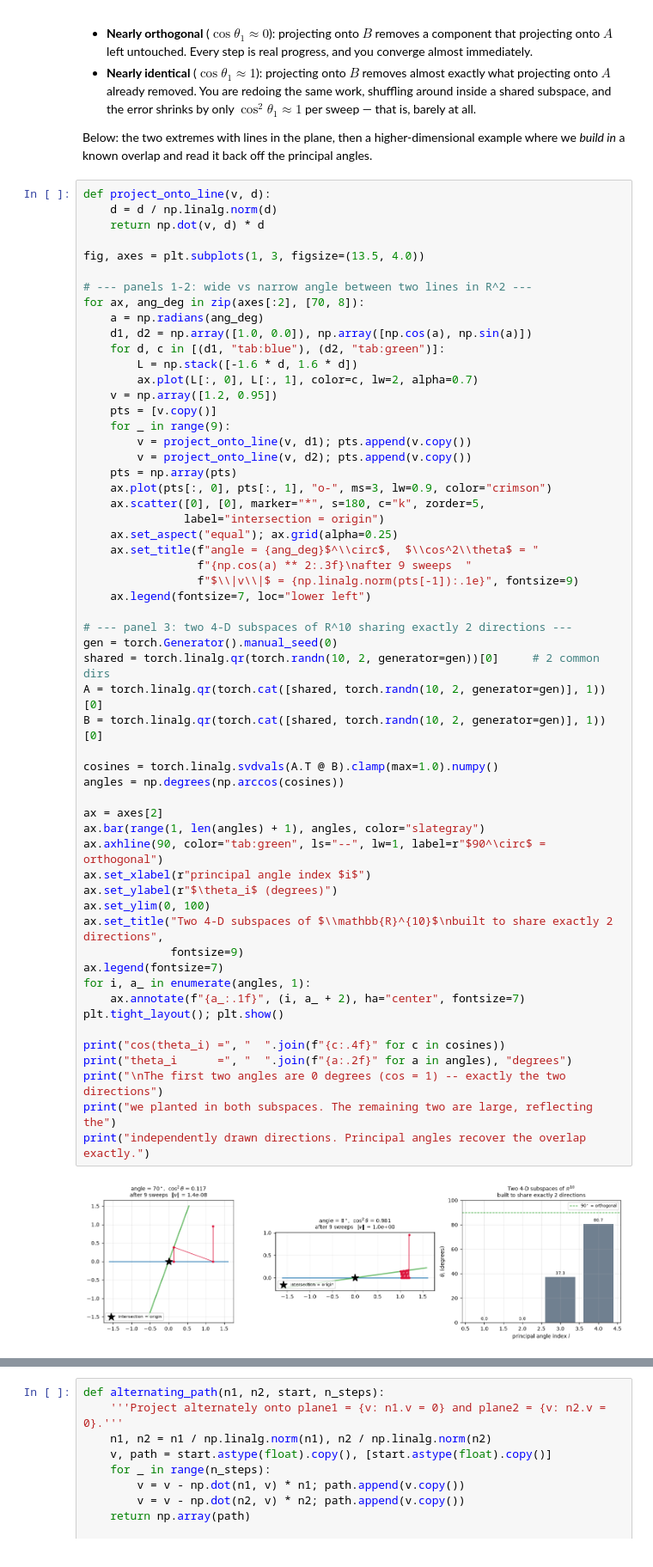
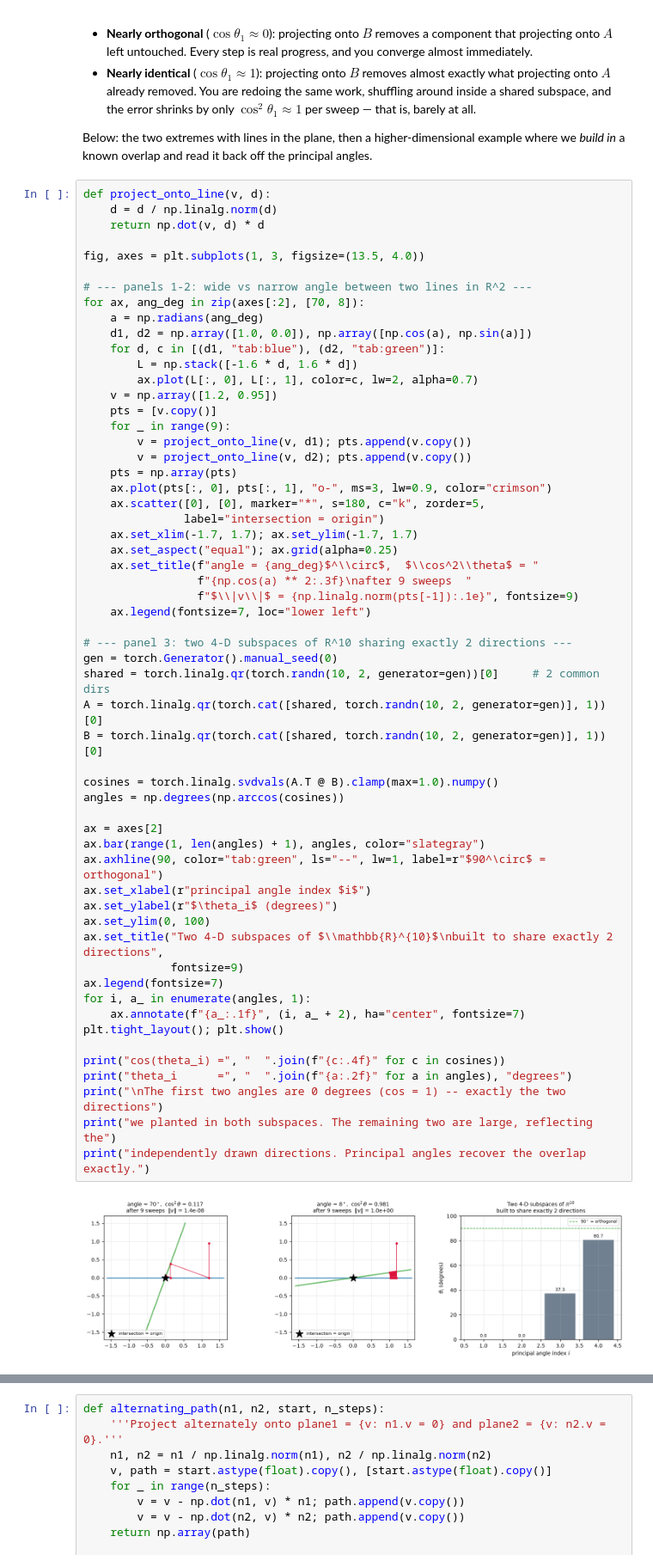
Before and after one commit to osquera/LLM_fully_correlated_posteriors, a Jupyter notebook: notebooks/walkthrough.ipynb, the cells around one changed output, grey strips where cells are left out. Shown at 86% size. Cells and saved outputs as stored; diff of their text form.

Commit message:
added descriptions to the walkthrough and more plots

```diff
--- a/notebooks/walkthrough.ipynb
+++ b/notebooks/walkthrough.ipynb
@@ -469,6 +699,7 @@ for ax, ang_deg in zip(axes[:2], [70, 8]):
     ax.plot(pts[:, 0], pts[:, 1], "o-", ms=3, lw=0.9, color="crimson")
     ax.scatter([0], [0], marker="*", s=180, c="k", zorder=5,
                label="intersection = origin")
+    ax.set_xlim(-1.7, 1.7); ax.set_ylim(-1.7, 1.7)
     ax.set_aspect("equal"); ax.grid(alpha=0.25)
     ax.set_title(f"angle = {ang_deg}$^\\circ$,  $\\cos^2\\theta$ = "
                  f"{np.cos(a) ** 2:.3f}\nafter 9 sweeps  "
@@ -476,34 +707,34 @@ for ax, ang_deg in zip(axes[:2], [70, 8]):
     ax.legend(fontsize=7, loc="lower left")
 
 # --- panel 3: two 4-D subspaces of R^10 sharing exactly 2 directions ---
 gen = torch.Generator().manual_seed(0)
 shared = torch.linalg.qr(torch.randn(10, 2, generator=gen))[0]     # 2 common dirs
 A = torch.linalg.qr(torch.cat([shared, torch.randn(10, 2, generator=gen)], 1))[0]
 B = torch.linalg.qr(torch.cat([shared, torch.randn(10, 2, generator=gen)], 1))[0]
 
 cosines = torch.linalg.svdvals(A.T @ B).clamp(max=1.0).numpy()
 angles = np.degrees(np.arccos(cosines))
 
 ax = axes[2]
 ax.bar(range(1, len(angles) + 1), angles, color="slategray")
 ax.axhline(90, color="tab:green", ls="--", lw=1, label=r"$90^\circ$ = orthogonal")
 ax.set_xlabel(r"principal angle index $i$")
 ax.set_ylabel(r"$\theta_i$ (degrees)")
 ax.set_ylim(0, 100)
 ax.set_title("Two 4-D subspaces of $\\mathbb{R}^{10}$\nbuilt to share exactly 2 directions",
              fontsize=9)
 ax.legend(fontsize=7)
 for i, a_ in enumerate(angles, 1):
     ax.annotate(f"{a_:.1f}", (i, a_ + 2), ha="center", fontsize=7)
 plt.tight_layout(); plt.show()
 
 print("cos(theta_i) =", "  ".join(f"{c:.4f}" for c in cosines))
 print("theta_i      =", "  ".join(f"{a:.2f}" for a in angles), "degrees")
 print("\nThe first two angles are 0 degrees (cos = 1) -- exactly the two directions")
 print("we planted in both subspaces. The remaining two are large, reflecting the")
 print("independently drawn directions. Principal angles recover the overlap exactly.")
 # %% [output]
-[figure, old version]
+[figure, new version]
 cos(theta_i) = 1.0000  1.0000  0.7960  0.1618
 theta_i      = 0.00  0.00  37.25  80.69 degrees
 
```
Also changed, not shown: parts of 26 cells of this notebook, 1 other file.
